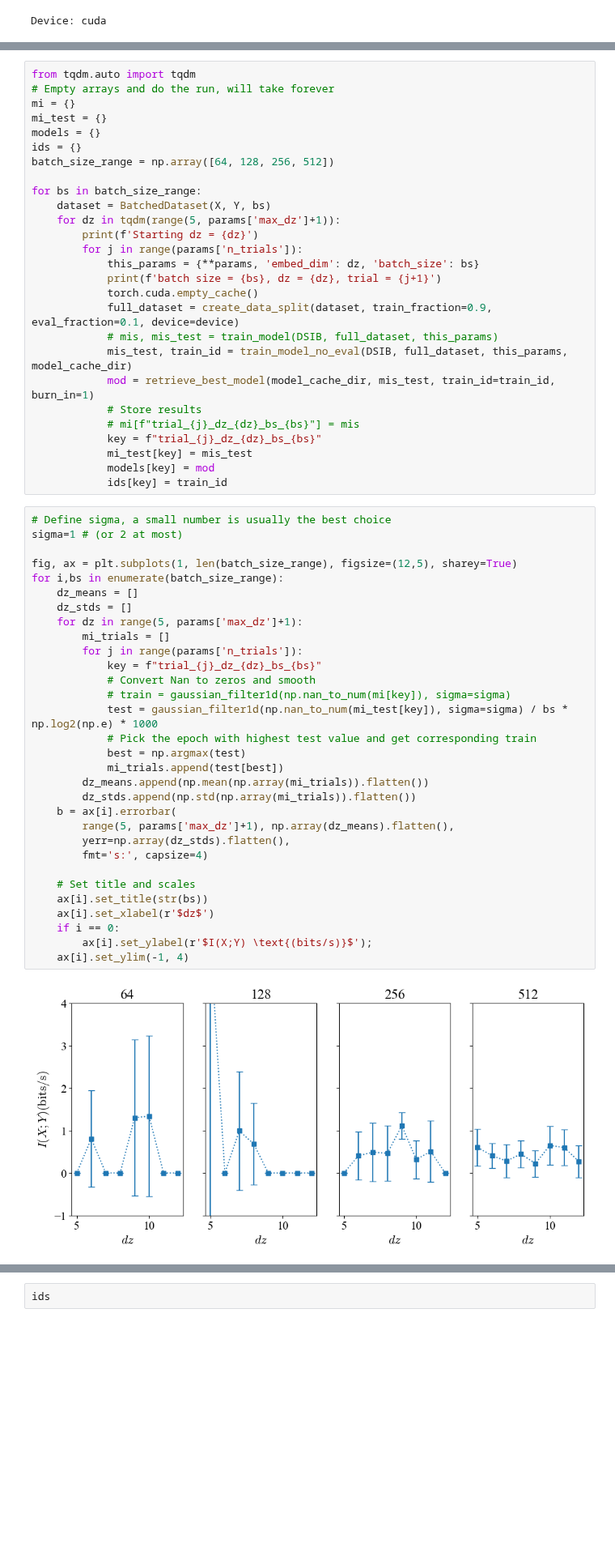
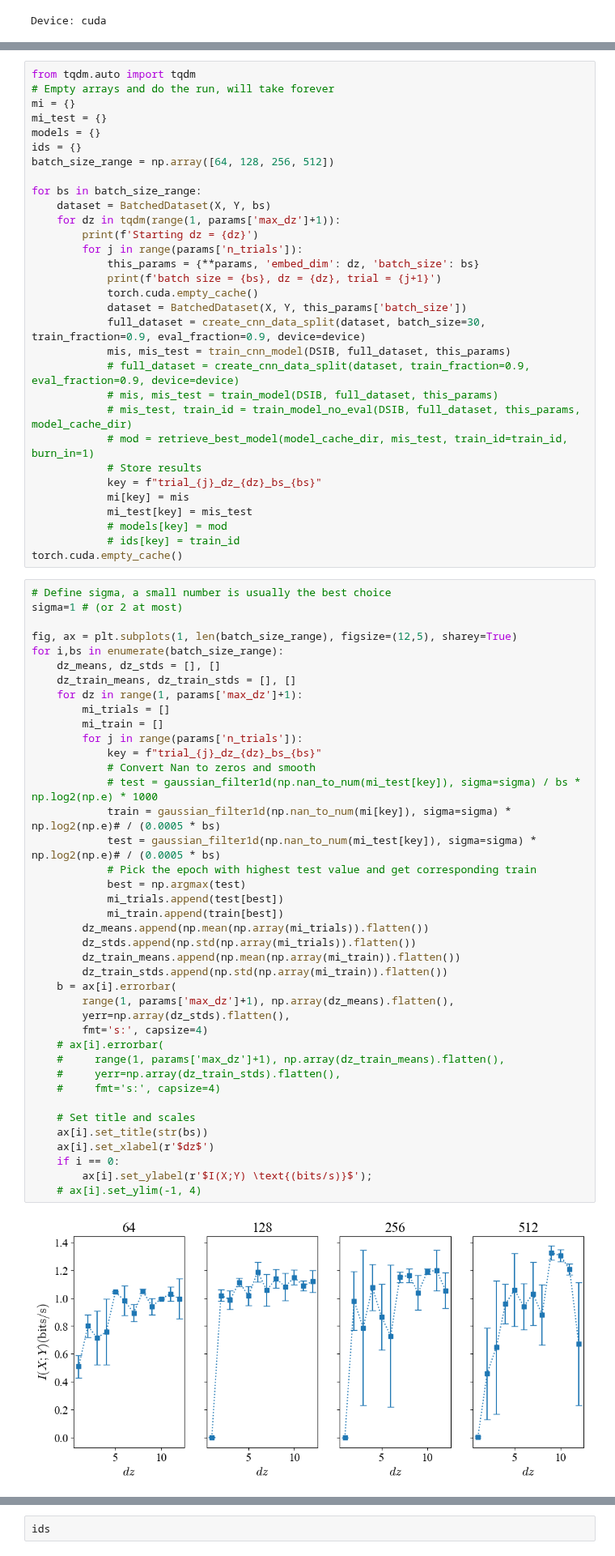
Before and after one commit to LeoJW/VNCMPanalysis, a Jupyter notebook: eslam_MI/Mothy_MI.ipynb, the cells around one changed output, grey strips where cells are left out. Shown at 81% size. Saved outputs shown, nothing was run; the diff lists cells and outputs as text; blank space fills up the shorter version.

```diff
--- a/eslam_MI/Mothy_MI.ipynb
+++ b/eslam_MI/Mothy_MI.ipynb
@@ -204,55 +435,68 @@ batch_size_range = np.array([64, 128, 256, 512])
 
 for bs in batch_size_range:
     dataset = BatchedDataset(X, Y, bs)
-    for dz in tqdm(range(5, params['max_dz']+1)):
+    for dz in tqdm(range(1, params['max_dz']+1)):
         print(f'Starting dz = {dz}')
         for j in range(params['n_trials']):
             this_params = {**params, 'embed_dim': dz, 'batch_size': bs}
             print(f'batch size = {bs}, dz = {dz}, trial = {j+1}')
             torch.cuda.empty_cache()
-            full_dataset = create_data_split(dataset, train_fraction=0.9, eval_fraction=0.1, device=device)
+            dataset = BatchedDataset(X, Y, this_params['batch_size'])
+            full_dataset = create_cnn_data_split(dataset, batch_size=30, train_fraction=0.9, eval_fraction=0.9, device=device)
+            mis, mis_test = train_cnn_model(DSIB, full_dataset, this_params)
+            # full_dataset = create_cnn_data_split(dataset, train_fraction=0.9, eval_fraction=0.9, device=device)
             # mis, mis_test = train_model(DSIB, full_dataset, this_params)
-            mis_test, train_id = train_model_no_eval(DSIB, full_dataset, this_params, model_cache_dir)
-            mod = retrieve_best_model(model_cache_dir, mis_test, train_id=train_id, burn_in=1)
+            # mis_test, train_id = train_model_no_eval(DSIB, full_dataset, this_params, model_cache_dir)
+            # mod = retrieve_best_model(model_cache_dir, mis_test, train_id=train_id, burn_in=1)
             # Store results
-            # mi[f"trial_{j}_dz_{dz}_bs_{bs}"] = mis
             key = f"trial_{j}_dz_{dz}_bs_{bs}"
+            mi[key] = mis
             mi_test[key] = mis_test
-            models[key] = mod
-            ids[key] = train_id
+            # models[key] = mod
+            # ids[key] = train_id
+torch.cuda.empty_cache()
 # %%
 # Define sigma, a small number is usually the best choice
 sigma=1 # (or 2 at most)
 
 fig, ax = plt.subplots(1, len(batch_size_range), figsize=(12,5), sharey=True)
 for i,bs in enumerate(batch_size_range):
-    dz_means = []
-    dz_stds = []
-    for dz in range(5, params['max_dz']+1):
+    dz_means, dz_stds = [], []
+    dz_train_means, dz_train_stds = [], []
+    for dz in range(1, params['max_dz']+1):
         mi_trials = []
+        mi_train = []
         for j in range(params['n_trials']):
             key = f"trial_{j}_dz_{dz}_bs_{bs}"
             # Convert Nan to zeros and smooth
-            # train = gaussian_filter1d(np.nan_to_num(mi[key]), sigma=sigma)
-            test = gaussian_filter1d(np.nan_to_num(mi_test[key]), sigma=sigma) / bs * np.log2(np.e) * 1000
+            # test = gaussian_filter1d(np.nan_to_num(mi_test[key]), sigma=sigma) / bs * np.log2(np.e) * 1000
+            train = gaussian_filter1d(np.nan_to_num(mi[key]), sigma=sigma) * np.log2(np.e)# / (0.0005 * bs)
+            test = gaussian_filter1d(np.nan_to_num(mi_test[key]), sigma=sigma) * np.log2(np.e)# / (0.0005 * bs)
             # Pick the epoch with highest test value and get corresponding train
             best = np.argmax(test)
             mi_trials.append(test[best])
+            mi_train.append(train[best])
         dz_means.append(np.mean(np.array(mi_trials)).flatten())
         dz_stds.append(np.std(np.array(mi_trials)).flatten())
+        dz_train_means.append(np.mean(np.array(mi_train)).flatten())
+        dz_train_stds.append(np.std(np.array(mi_train)).flatten())
     b = ax[i].errorbar(
-        range(5, params['max_dz']+1), np.array(dz_means).flatten(),
+        range(1, params['max_dz']+1), np.array(dz_means).flatten(),
         yerr=np.array(dz_stds).flatten(),
         fmt='s:', capsize=4)
+    # ax[i].errorbar(
+    #     range(1, params['max_dz']+1), np.array(dz_train_means).flatten(),
+    #     yerr=np.array(dz_train_stds).flatten(),
+    #     fmt='s:', capsize=4)
 
     # Set title and scales
     ax[i].set_title(str(bs))
     ax[i].set_xlabel(r'$dz$')
     if i == 0:
         ax[i].set_ylabel(r'$I(X;Y) \text{(bits/s)}$');
-    ax[i].set_ylim(-1, 4)
+    # ax[i].set_ylim(-1, 4)
 # %% [output]
-[figure, old version]
+[figure, new version]
 # %%
 key = random.choice(list(mi_test.keys()))
 sigma = 1
```
Also changed, not shown: parts of 11 cells of this notebook, 4 other files.
